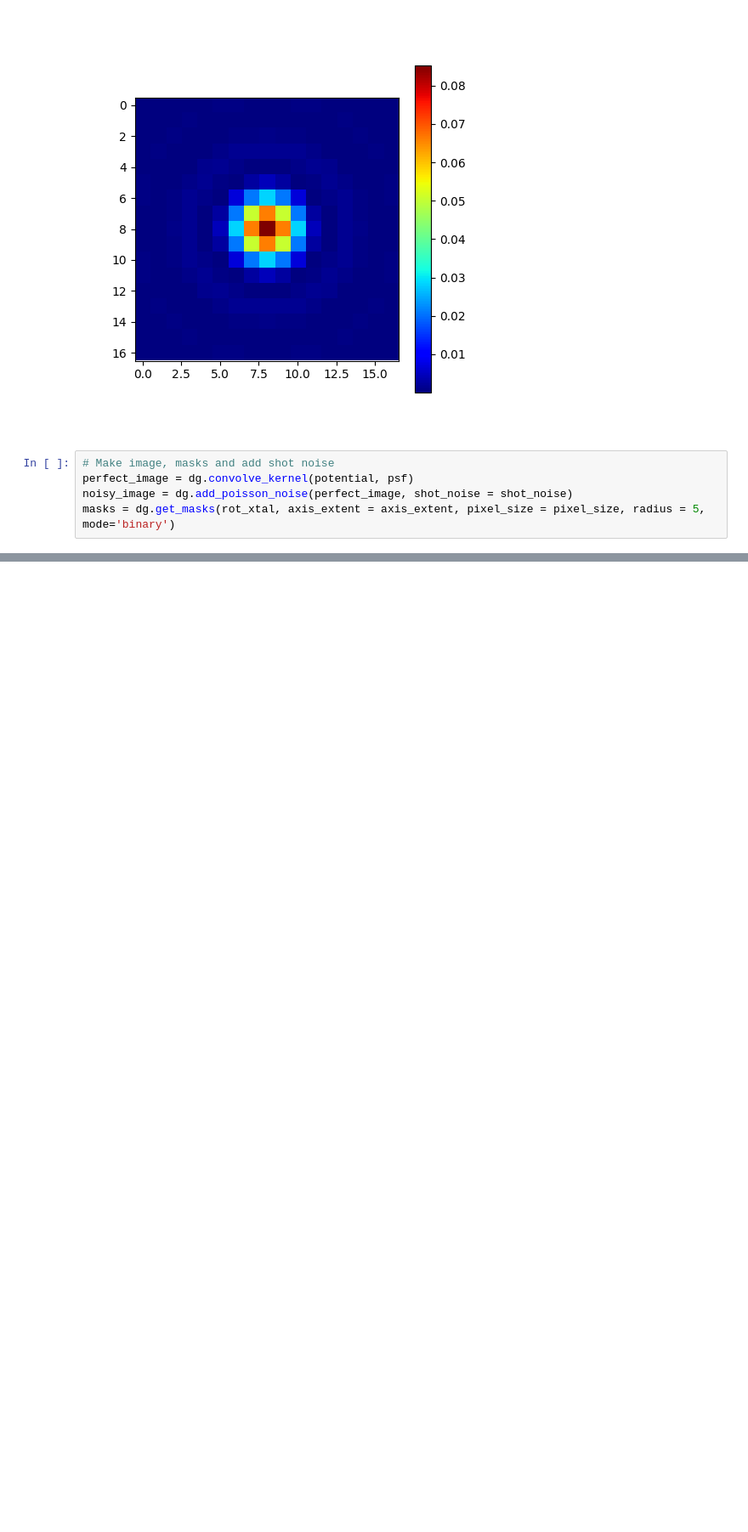
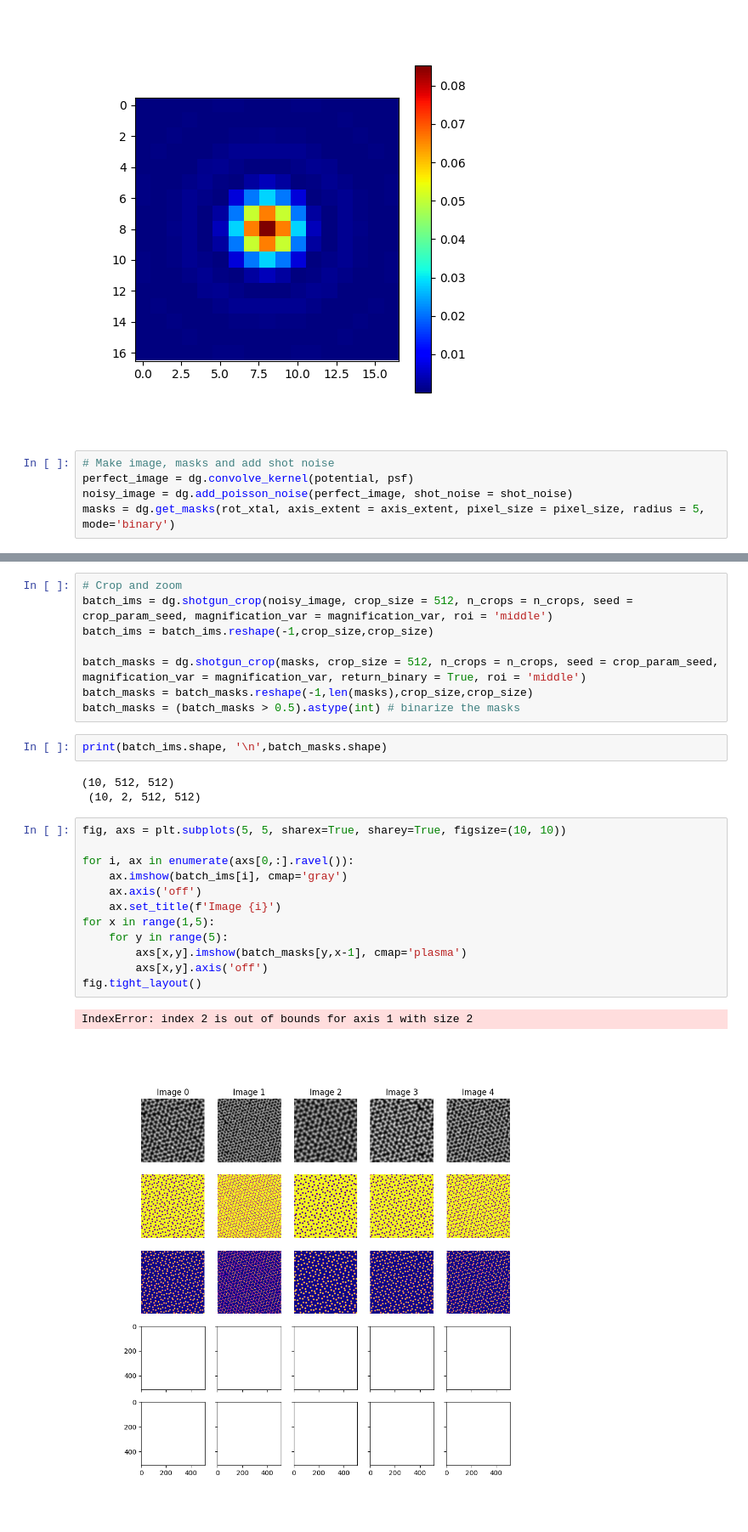
Before and after one commit to utkarshp1161/pystemsim, a Jupyter notebook: Generate_Dataset.ipynb, the cells around one changed output, grey strips where cells are left out. Shown at 85% size. Saved outputs shown, nothing was run; the diff lists cells and outputs as text; blank space fills up the shorter version.

```diff
--- a/Generate_Dataset.ipynb
+++ b/Generate_Dataset.ipynb
@@ -121,0 +120,28 @@ for i in range(4):
+# %%
+# Crop and zoom
+batch_ims = dg.shotgun_crop(noisy_image, crop_size = 512, n_crops = n_crops, seed = crop_param_seed, magnification_var = magnification_var, roi = 'middle')
+batch_ims = batch_ims.reshape(-1,crop_size,crop_size)
+
+batch_masks = dg.shotgun_crop(masks, crop_size = 512, n_crops = n_crops, seed = crop_param_seed, magnification_var = magnification_var, return_binary = True, roi = 'middle')
+batch_masks = batch_masks.reshape(-1,len(masks),crop_size,crop_size)
+batch_masks = (batch_masks > 0.5).astype(int) # binarize the masks
+# %%
+print(batch_ims.shape, '\n',batch_masks.shape)
+# %% [output]
+(10, 512, 512)
+ (10, 2, 512, 512)
+# %%
+fig, axs = plt.subplots(5, 5, sharex=True, sharey=True, figsize=(10, 10))
+
+for i, ax in enumerate(axs[0,:].ravel()):
+    ax.imshow(batch_ims[i], cmap='gray')
+    ax.axis('off')
+    ax.set_title(f'Image {i}')
+for x in range(1,5):
+    for y in range(5):
+        axs[x,y].imshow(batch_masks[y,x-1], cmap='plasma')
+        axs[x,y].axis('off')
+fig.tight_layout()
+# %% [output]
+IndexError: index 2 is out of bounds for axis 1 with size 2
+[figure, added]
```
Also changed, not shown: parts of 8 cells of this notebook, 1 other file.
